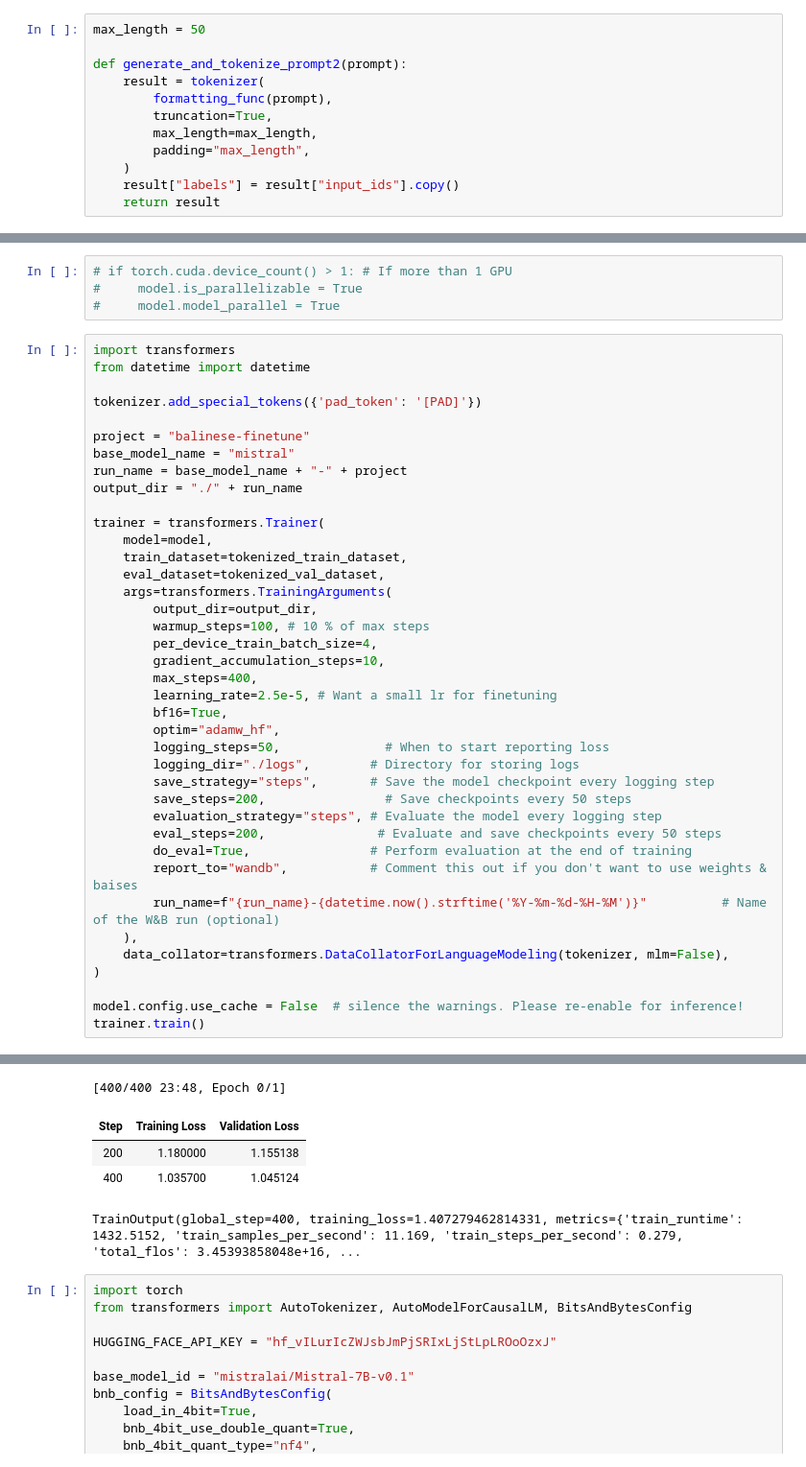
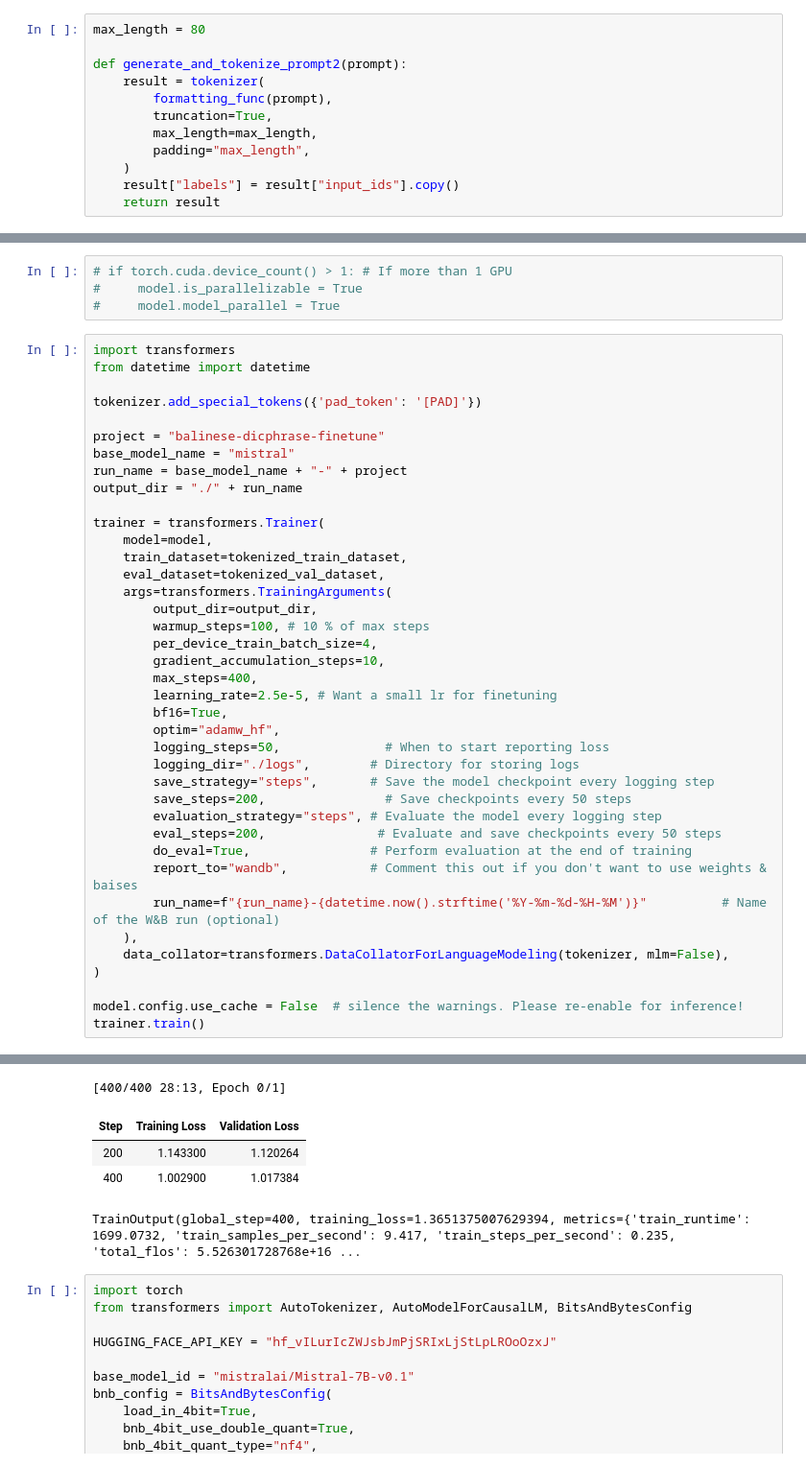
Before and after one commit to rifqifarhansyah/RagamBahasa-Dataset, a Jupyter notebook: Experiment/Mistral/Dic-Phrase/Mistral-Bali-DicPhrase-Finetuned.ipynb, the cells around one changed output, grey strips where cells are left out. Shown at 96% size. Cells and saved outputs as stored; diff of their text form.

```diff
--- a/Experiment/Dic-Phrase/Mistral-Bali-DicPhrase-Finetuned.ipynb
+++ b/Experiment/Mistral/Dic-Phrase/Mistral-Bali-DicPhrase-Finetuned.ipynb
@@ -92,7 +92,7 @@ plot_data_lengths(tokenized_train_dataset, tokenized_val_dataset)
 21120
 [figure]
 # %%
-max_length = 50
+max_length = 80
 
 def generate_and_tokenize_prompt2(prompt):
     result = tokenizer(
@@ -280,7 +275,7 @@ from datetime import datetime
 
 tokenizer.add_special_tokens({'pad_token': '[PAD]'})
 
-project = "balinese-finetune"
+project = "balinese-dicphrase-finetune"
 base_model_name = "mistral"
 run_name = base_model_name + "-" + project
 output_dir = "./" + run_name
@@ -325,8 +320,8 @@ View run at https://wandb.ai/ace-nlp/balinese-finetune/runs/r34f69ee
-[400/400 23:48, Epoch 0/1]
+[400/400 28:13, Epoch 0/1]
 | Step | Training Loss | Validation Loss |
-| 200 | 1.180000 | 1.155138 |
-| 400 | 1.035700 | 1.045124 |
+| 200 | 1.143300 | 1.120264 |
+| 400 | 1.002900 | 1.017384 |
-TrainOutput(global_step=400, training_loss=1.407279462814331, metrics={'train_runtime': 1432.5152, 'train_samples_per_second': 11.169, 'train_steps_per_second': 0.279, 'total_flos': 3.45393858048e+16, ...
+TrainOutput(global_step=400, training_loss=1.3651375007629394, metrics={'train_runtime': 1699.0732, 'train_samples_per_second': 9.417, 'train_steps_per_second': 0.235, 'total_flos': 5.526301728768e+16 ...
 # %%
 import torch
 from transformers import AutoTokenizer, AutoModelForCausalLM, BitsAndBytesConfig
```
Also changed, not shown: parts of 6 cells of this notebook, 10 other files.
